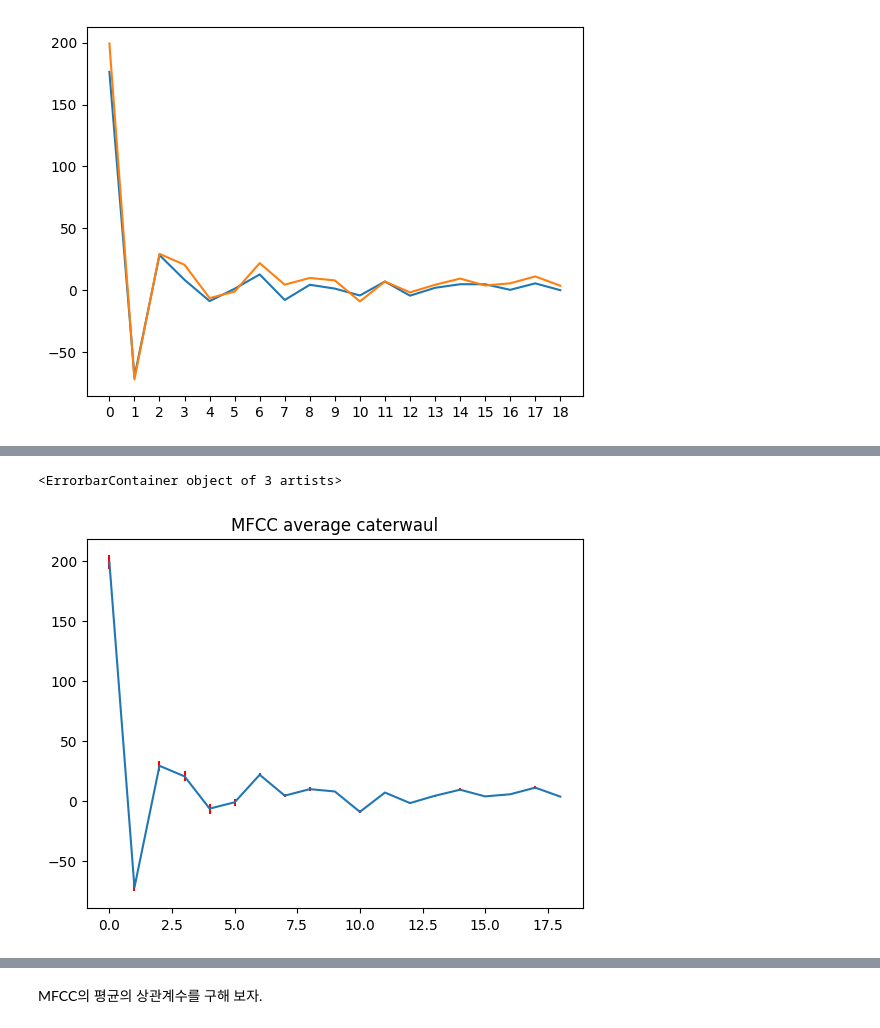
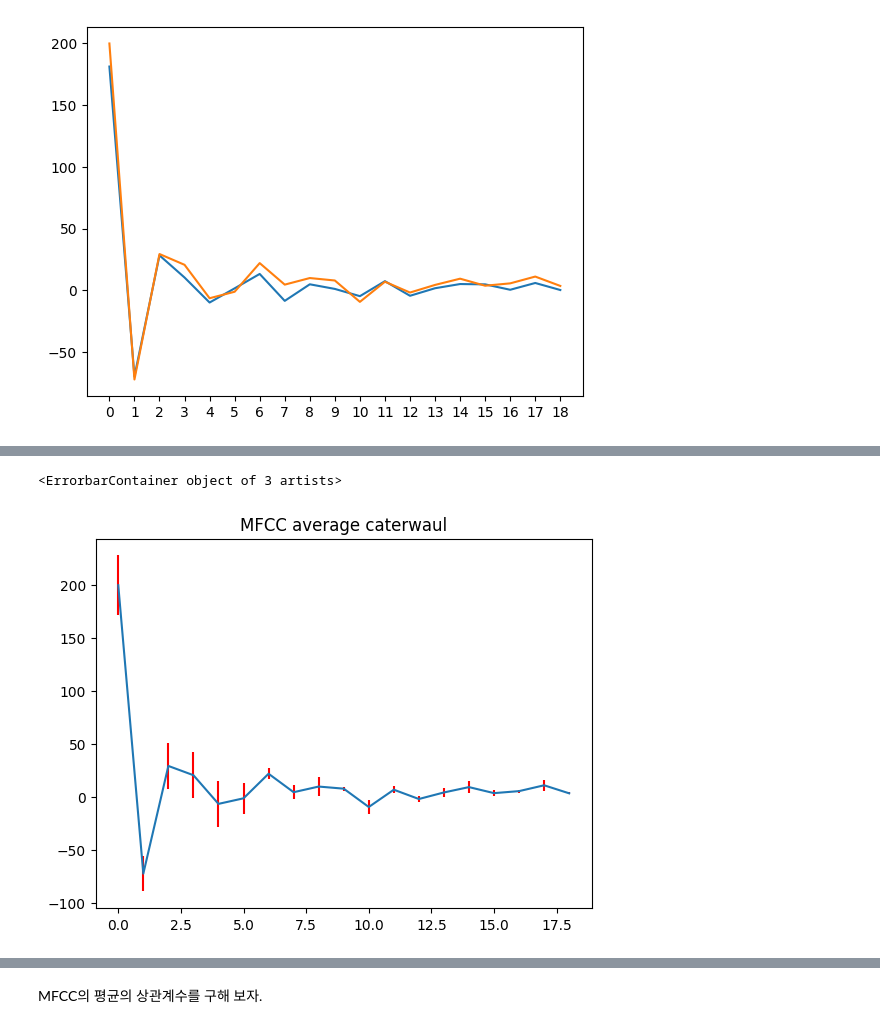
Before and after one commit to lukekim420/catclass, a Jupyter notebook: eda_mid.ipynb, the cells around one changed output, grey strips where cells are left out. Cells and saved outputs as stored; diff of their text form; code cells hidden in the pictures.

```diff
--- a/eda_mid.ipynb
+++ b/eda_mid.ipynb
@@ -381,0 +462,3 @@ df_caterwaul = pd.read_csv("/catclass/augmented_data/structured_data/train/cater
+# %%
+df_caterwaul_new = df_caterwaul[(np.abs(stats.zscore(df_caterwaul))<3).all(axis=1)]
+df_caterwaul_new
@@ -446,6 +543,6 @@ plt.errorbar(x=np.arange(19),y=df_meow.mean(), yerr=20*df_meow.std()/np.sqrt(len
 # %%
 plt.title("MFCC average caterwaul")
-plt.errorbar(x=np.arange(19),y=df_caterwaul.mean(), yerr=20*df_caterwaul.std()/np.sqrt(len(df_caterwaul)),ecolor='r')
+plt.errorbar(x=np.arange(19),y=df_caterwaul_new.mean(), yerr=df_caterwaul_new.std(),ecolor='r')
 # %% [output]
 <ErrorbarContainer object of 3 artists>
-[figure, old version]
+[figure, new version]
```
Also changed, not shown: parts of 28 cells of this notebook.
